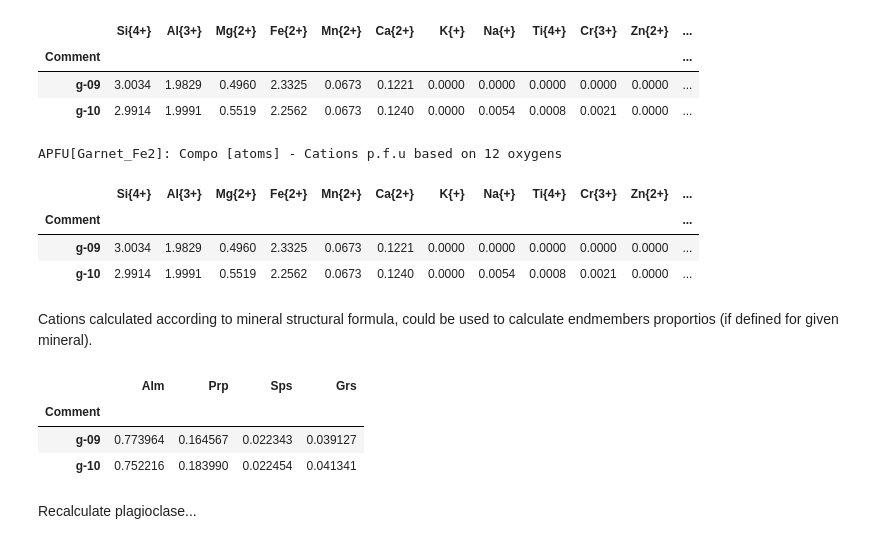
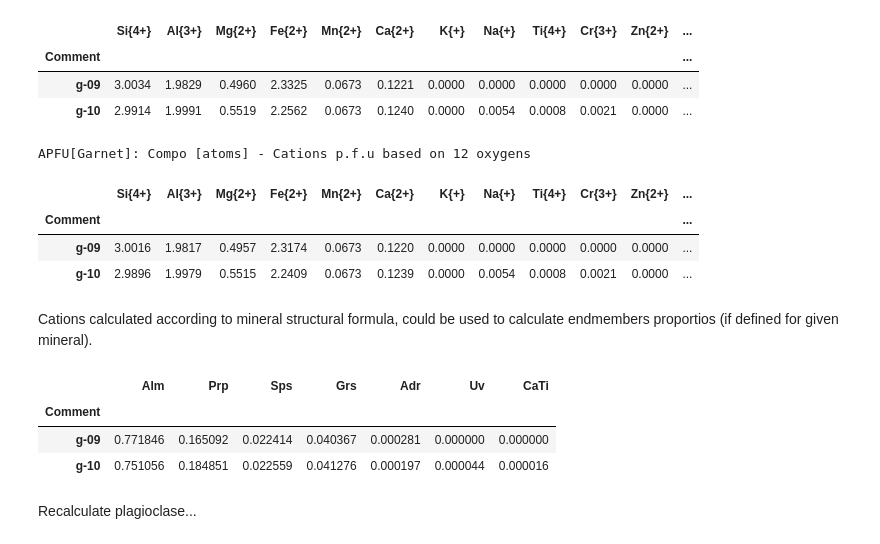
Before and after one commit to ondrolexa/epmatools, a Jupyter notebook: notebooks/demo.ipynb, the cells around one changed output. Drawn from its saved outputs; the diff is of its cells as text; code cells hidden in the pictures.

```diff
--- a/notebooks/demo.ipynb
+++ b/notebooks/demo.ipynb
@@ -53,24 +53,24 @@ Ions: Compo [atoms] - Cations p.f.u based on 12 oxygens
 | g-09 | 3.0034 | 1.9829 | 0.4960 | 2.3325 | 0.0673 | 0.1221 | 0.0000 | 0.0000 | 0.0000 | 0.0000 | 0.0000 | ... |
 | g-10 | 2.9914 | 1.9991 | 0.5519 | 2.2562 | 0.0673 | 0.1240 | 0.0000 | 0.0054 | 0.0008 | 0.0021 | 0.0000 | ... |
 # %%
-grt = mindb.Garnet_Fe2()
+grt = mindb.Garnet()
 apfu = g.apfu(grt)
 apfu
 # %% [output]
-APFU[Garnet_Fe2]: Compo [atoms] - Cations p.f.u based on 12 oxygens
+APFU[Garnet]: Compo [atoms] - Cations p.f.u based on 12 oxygens
 |  | Si{4+} | Al{3+} | Mg{2+} | Fe{2+} | Mn{2+} | Ca{2+} | K{+} | Na{+} | Ti{4+} | Cr{3+} | Zn{2+} | ... |
 | Comment |  |  |  |  |  |  |  |  |  |  |  | ... |
-| g-09 | 3.0034 | 1.9829 | 0.4960 | 2.3325 | 0.0673 | 0.1221 | 0.0000 | 0.0000 | 0.0000 | 0.0000 | 0.0000 | ... |
-| g-10 | 2.9914 | 1.9991 | 0.5519 | 2.2562 | 0.0673 | 0.1240 | 0.0000 | 0.0054 | 0.0008 | 0.0021 | 0.0000 | ... |
+| g-09 | 3.0016 | 1.9817 | 0.4957 | 2.3174 | 0.0673 | 0.1220 | 0.0000 | 0.0000 | 0.0000 | 0.0000 | 0.0000 | ... |
+| g-10 | 2.9896 | 1.9979 | 0.5515 | 2.2409 | 0.0673 | 0.1239 | 0.0000 | 0.0054 | 0.0008 | 0.0021 | 0.0000 | ... |
 # %% [markdown]
 Cations calculated according to mineral structural formula, could be used to calculate endmembers proportios (if defined for given mineral).
 # %%
 apfu.endmembers()
 # %% [output]
-|  | Alm | Prp | Sps | Grs |
-| Comment |  |  |  |  |
-| g-09 | 0.773964 | 0.164567 | 0.022343 | 0.039127 |
-| g-10 | 0.752216 | 0.183990 | 0.022454 | 0.041341 |
+|  | Alm | Prp | Sps | Grs | Adr | Uv | CaTi |
+| Comment |  |  |  |  |  |  |  |
+| g-09 | 0.771846 | 0.165092 | 0.022414 | 0.040367 | 0.000281 | 0.000000 | 0.000000 |
+| g-10 | 0.751056 | 0.184851 | 0.022559 | 0.041276 | 0.000197 | 0.000044 | 0.000016 |
 # %% [markdown]
 Recalculate plagioclase...
 # %%
```
Also changed, not shown: parts of 1 cell of this notebook, 3 other files.
